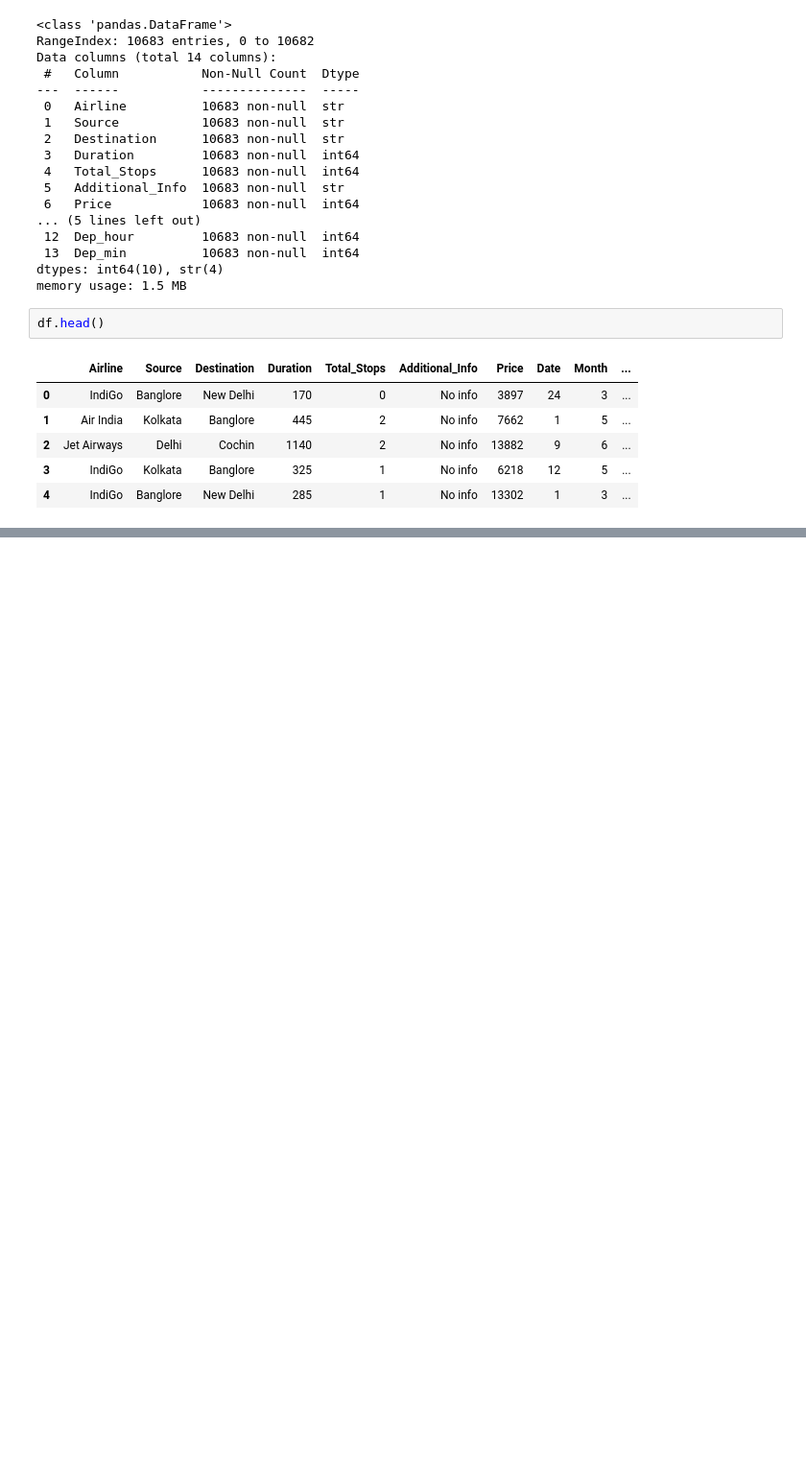
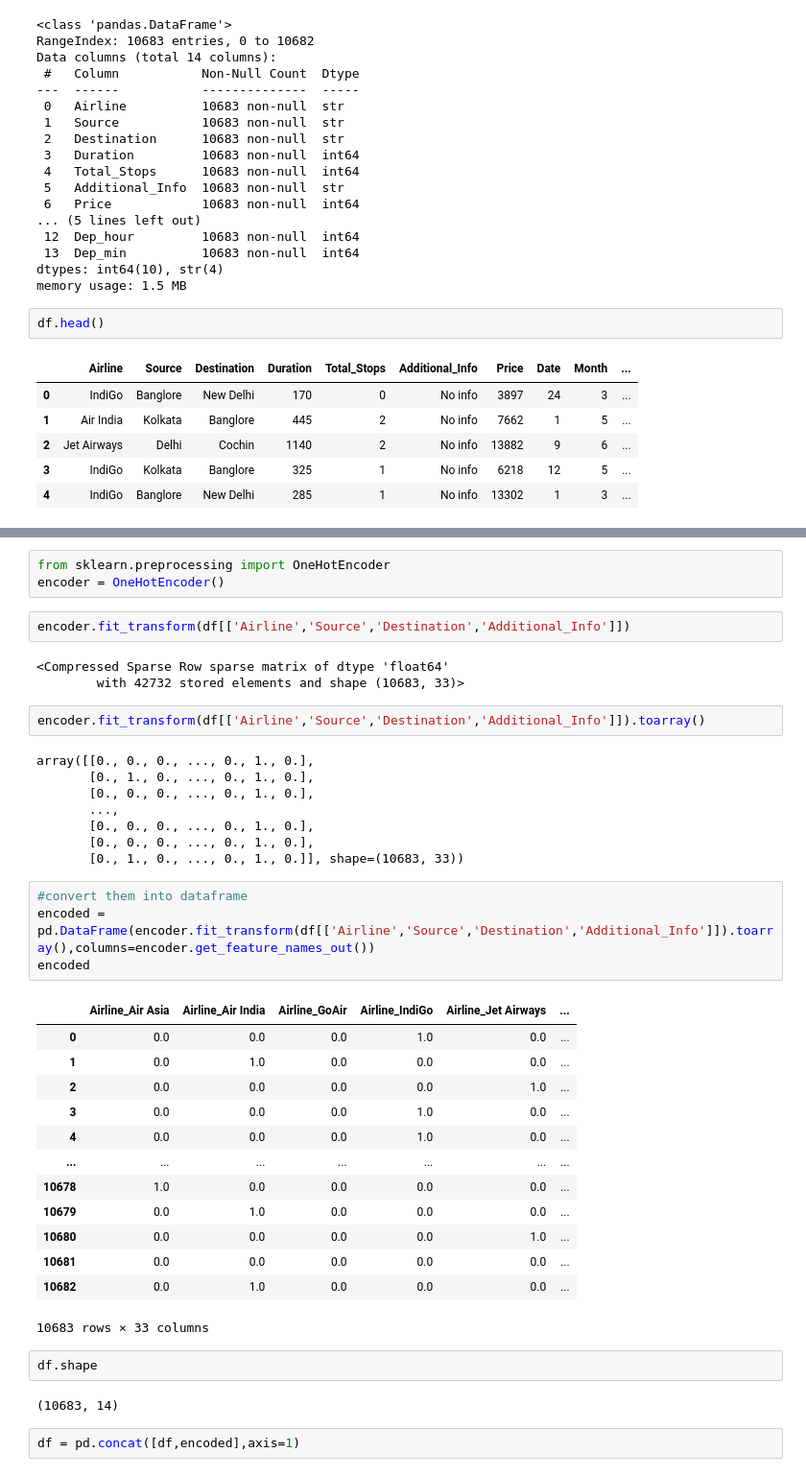
Before and after one commit to navyasrithota2006/complete_hands_on_ML, a Jupyter notebook: EDA/p2edaforflightpriceprediction.ipynb, the cells around one changed output, grey strips where cells are left out. Shown at 96% size. Drawn from its saved outputs; the diff is of its cells as text; blank space fills up the shorter version.

```diff
--- a/EDA/p2edaforflightpriceprediction.ipynb
+++ b/EDA/p2edaforflightpriceprediction.ipynb
@@ -495,0 +533,42 @@ df.head()
+# %%
+from sklearn.preprocessing import OneHotEncoder
+encoder = OneHotEncoder()
+# %%
+encoder.fit_transform(df[['Airline','Source','Destination','Additional_Info']])
+# %% [output]
+<Compressed Sparse Row sparse matrix of dtype 'float64'
+        with 42732 stored elements and shape (10683, 33)>
+# %%
+encoder.fit_transform(df[['Airline','Source','Destination','Additional_Info']]).toarray()
+# %% [output]
+array([[0., 0., 0., ..., 0., 1., 0.],
+       [0., 1., 0., ..., 0., 1., 0.],
+       [0., 0., 0., ..., 0., 1., 0.],
+       ...,
+       [0., 0., 0., ..., 0., 1., 0.],
+       [0., 0., 0., ..., 0., 1., 0.],
+       [0., 1., 0., ..., 0., 1., 0.]], shape=(10683, 33))
+# %%
+#convert them into dataframe
+encoded = pd.DataFrame(encoder.fit_transform(df[['Airline','Source','Destination','Additional_Info']]).toarray(),columns=encoder.get_feature_names_out())
+encoded
+# %% [output]
+|  | Airline_Air Asia | Airline_Air India | Airline_GoAir | Airline_IndiGo | Airline_Jet Airways | ... |
+| 0 | 0.0 | 0.0 | 0.0 | 1.0 | 0.0 | ... |
+| 1 | 0.0 | 1.0 | 0.0 | 0.0 | 0.0 | ... |
+| 2 | 0.0 | 0.0 | 0.0 | 0.0 | 1.0 | ... |
+| 3 | 0.0 | 0.0 | 0.0 | 1.0 | 0.0 | ... |
+| 4 | 0.0 | 0.0 | 0.0 | 1.0 | 0.0 | ... |
+| ... | ... | ... | ... | ... | ... | ... |
+| 10678 | 1.0 | 0.0 | 0.0 | 0.0 | 0.0 | ... |
+| 10679 | 0.0 | 1.0 | 0.0 | 0.0 | 0.0 | ... |
+| 10680 | 0.0 | 0.0 | 0.0 | 0.0 | 1.0 | ... |
+| 10681 | 0.0 | 0.0 | 0.0 | 0.0 | 0.0 | ... |
+| 10682 | 0.0 | 1.0 | 0.0 | 0.0 | 0.0 | ... |
+10683 rows × 33 columns
+# %%
+df.shape
+# %% [output]
+(10683, 14)
+# %%
+df = pd.concat([df,encoded],axis=1)
```
Also changed, not shown: parts of 13 cells of this notebook.
